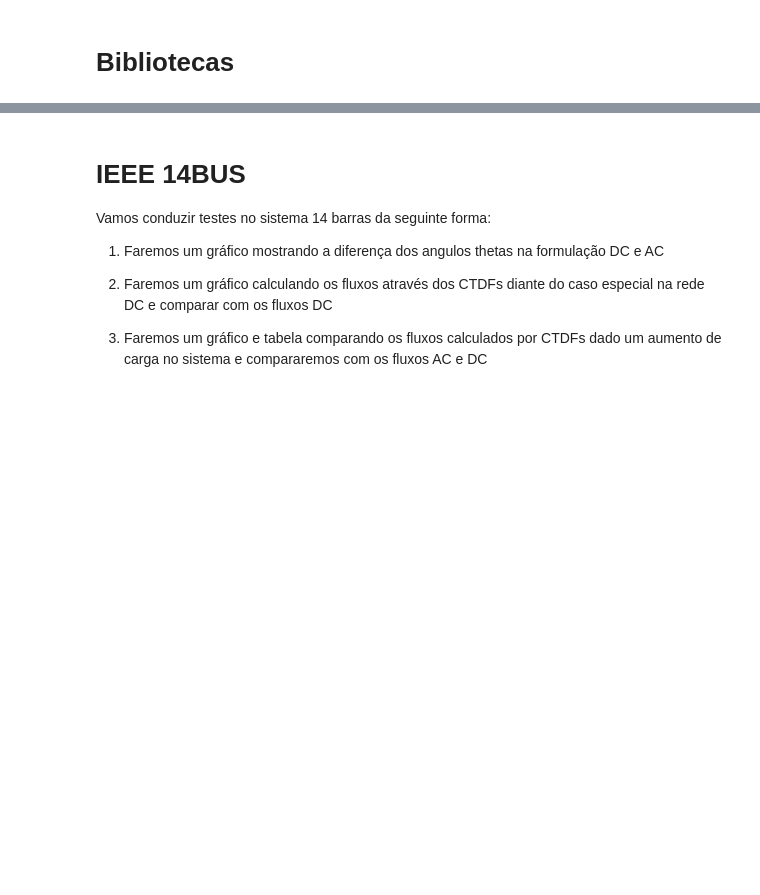
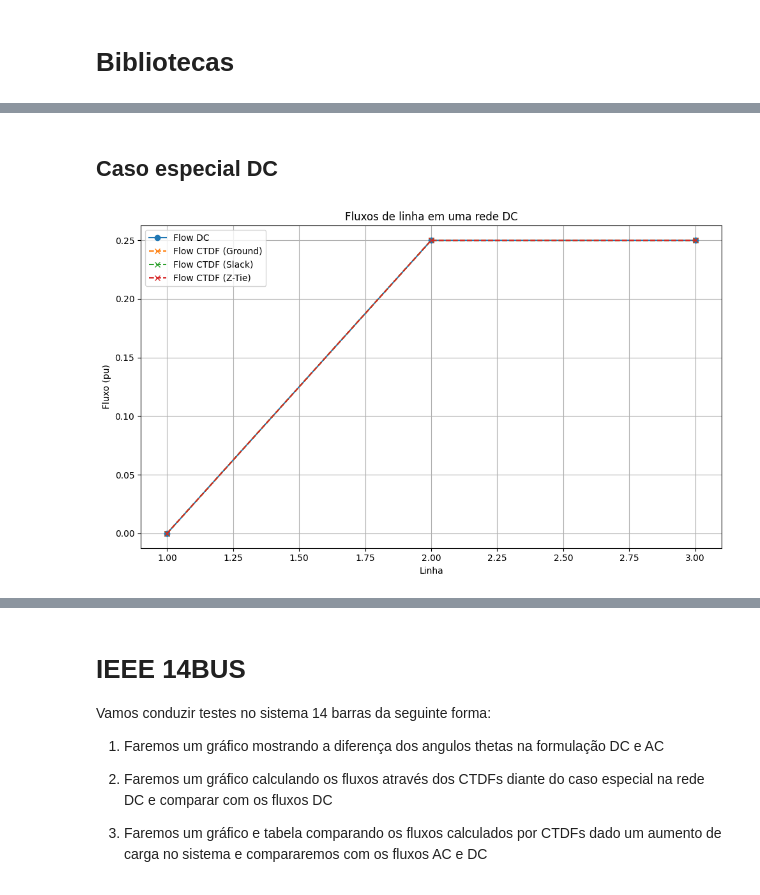
Before and after one commit to Gabriel-Halfeld-Limp/CTDF-for-linear-load-methods, a Jupyter notebook: main.ipynb, the cells around one changed output, grey strips where cells are left out. Cells and saved outputs as stored; diff of their text form; code cells hidden in the pictures; blank space fills up the shorter version.

```diff
--- a/main.ipynb
+++ b/main.ipynb
@@ -8,0 +43,41 @@ import matplotlib.pyplot as plt
+# %% [markdown]
+## Caso especial DC
+# %%
+net = test3bus()
+net.ACtoDC()
+
+# Cálculo dos índices CTDF e flows
+P = [net.buses[i].p for i in range(len(net.buses))]
+
+# CTDF ground:
+T_ground = net.CTDF()
+flow_ground = np.real(np.dot(T_ground, P))
+
+# CTDF Slack ref:
+T_slack = net.CTDF(ref_bus=net.buses[0])
+flow_slack = np.real(np.dot(T_slack, P))
+
+# CTDF z_tie:
+T_tie = net.CTDF(ref_bus=net.buses[0], z_tie=1j)
+flow_tie = np.real(np.dot(T_tie, P))
+
+# Plotando os resultados
+# Índice das barras (1, 2, 3, ...)
+linhas = np.arange(1, len(net.lines) + 1)
+
+# Plotando
+plt.figure(figsize=(10, 6))
+#plt.plot(linhas, flow_ac, marker='o', label='Flow AC')
+plt.plot(linhas, flow_dc, marker='o', label='Flow DC')
+plt.plot(linhas, flow_ground, marker='x', linestyle='--', label='Flow CTDF (Ground)')
+plt.plot(linhas, flow_slack, marker='x', linestyle='--', label='Flow CTDF (Slack)')
+plt.plot(linhas, flow_tie, marker='x', linestyle='--', label='Flow CTDF (Z-Tie)')
+plt.xlabel('Linha')
+plt.ylabel('Fluxo (pu)')
+plt.title('Fluxos de linha em uma rede DC')
+plt.grid(True)
+plt.legend()
+plt.tight_layout()
+plt.show()
+# %% [output]
+[figure, added]
```
Also changed, not shown: parts of 21 cells of this notebook, 19 other files.
